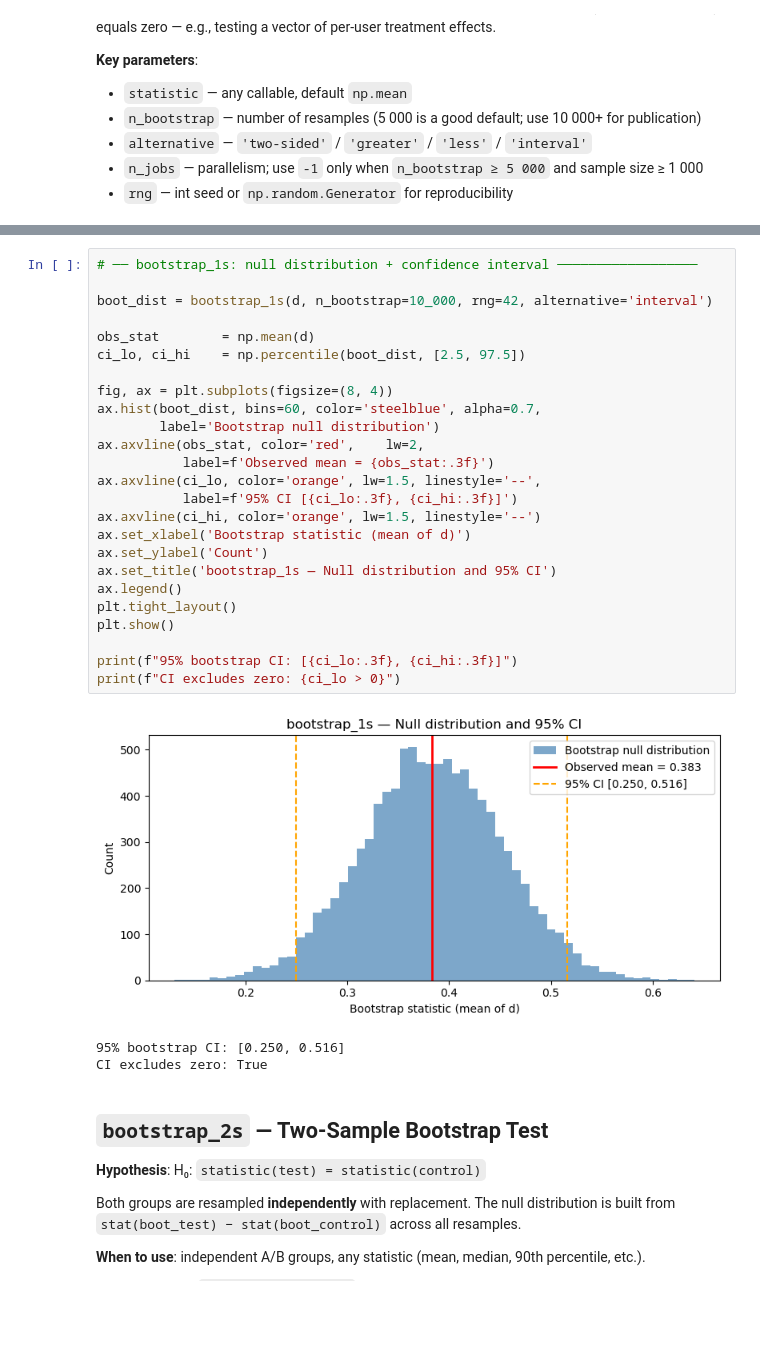
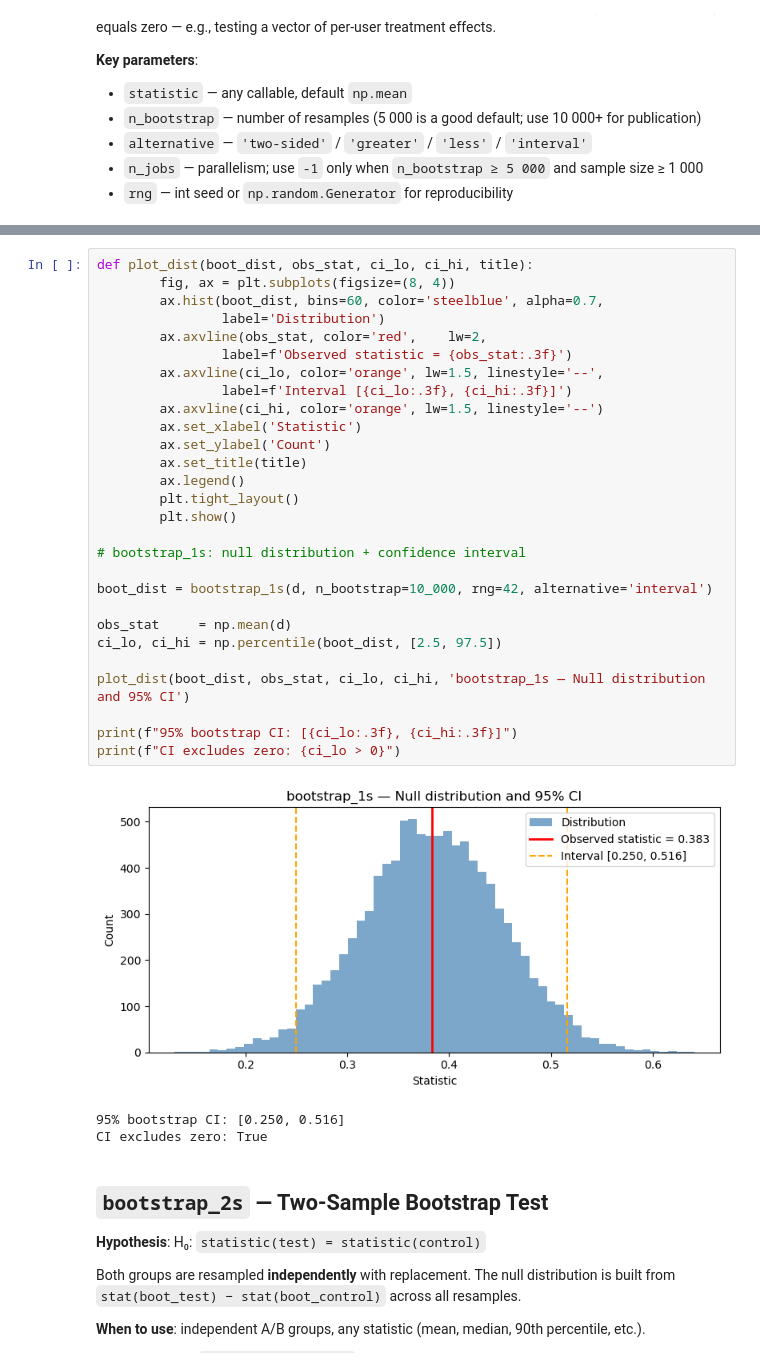
Before and after one commit to sslastochkin/mcab, a Jupyter notebook: docs/guide/11_empirical_tests.ipynb, the cells around one changed output, grey strips where cells are left out. Cells and saved outputs as stored; diff of their text form; blank space fills up the shorter version.

```diff
--- a/docs/guide/11_empirical_tests.ipynb
+++ b/docs/guide/11_empirical_tests.ipynb
@@ -104,32 +105,35 @@ bootstrap_1s  two-sided  (mean):   p = 0.0004
 bootstrap_1s  greater    (mean):   p = 0.0002
 bootstrap_1s  two-sided  (median): p = 0.0004
 # %%
-# ── bootstrap_1s: null distribution + confidence interval ──────────────────
+def plot_dist(boot_dist, obs_stat, ci_lo, ci_hi, title):
+        fig, ax = plt.subplots(figsize=(8, 4))
+        ax.hist(boot_dist, bins=60, color='steelblue', alpha=0.7,
+                label='Distribution')
+        ax.axvline(obs_stat, color='red',    lw=2,
+                label=f'Observed statistic = {obs_stat:.3f}')
+        ax.axvline(ci_lo, color='orange', lw=1.5, linestyle='--',
+                label=f'Interval [{ci_lo:.3f}, {ci_hi:.3f}]')
+        ax.axvline(ci_hi, color='orange', lw=1.5, linestyle='--')
+        ax.set_xlabel('Statistic')
+        ax.set_ylabel('Count')
+        ax.set_title(title)
+        ax.legend()
+        plt.tight_layout()
+        plt.show()
+
+# bootstrap_1s: null distribution + confidence interval
 
 boot_dist = bootstrap_1s(d, n_bootstrap=10_000, rng=42, alternative='interval')
 
-obs_stat        = np.mean(d)
-ci_lo, ci_hi    = np.percentile(boot_dist, [2.5, 97.5])
+obs_stat     = np.mean(d)
+ci_lo, ci_hi = np.percentile(boot_dist, [2.5, 97.5])
 
-fig, ax = plt.subplots(figsize=(8, 4))
-ax.hist(boot_dist, bins=60, color='steelblue', alpha=0.7,
-        label='Bootstrap null distribution')
-ax.axvline(obs_stat, color='red',    lw=2,
-           label=f'Observed mean = {obs_stat:.3f}')
-ax.axvline(ci_lo, color='orange', lw=1.5, linestyle='--',
-           label=f'95% CI [{ci_lo:.3f}, {ci_hi:.3f}]')
-ax.axvline(ci_hi, color='orange', lw=1.5, linestyle='--')
-ax.set_xlabel('Bootstrap statistic (mean of d)')
-ax.set_ylabel('Count')
-ax.set_title('bootstrap_1s — Null distribution and 95% CI')
-ax.legend()
-plt.tight_layout()
-plt.show()
+plot_dist(boot_dist, obs_stat, ci_lo, ci_hi, 'bootstrap_1s — Null distribution and 95% CI')
 
 print(f"95% bootstrap CI: [{ci_lo:.3f}, {ci_hi:.3f}]")
 print(f"CI excludes zero: {ci_lo > 0}")
 # %% [output]
-[figure, old version]
+[figure, new version]
 95% bootstrap CI: [0.250, 0.516]
 CI excludes zero: True
 # %% [markdown]
```
Also changed, not shown: parts of 10 cells of this notebook.
